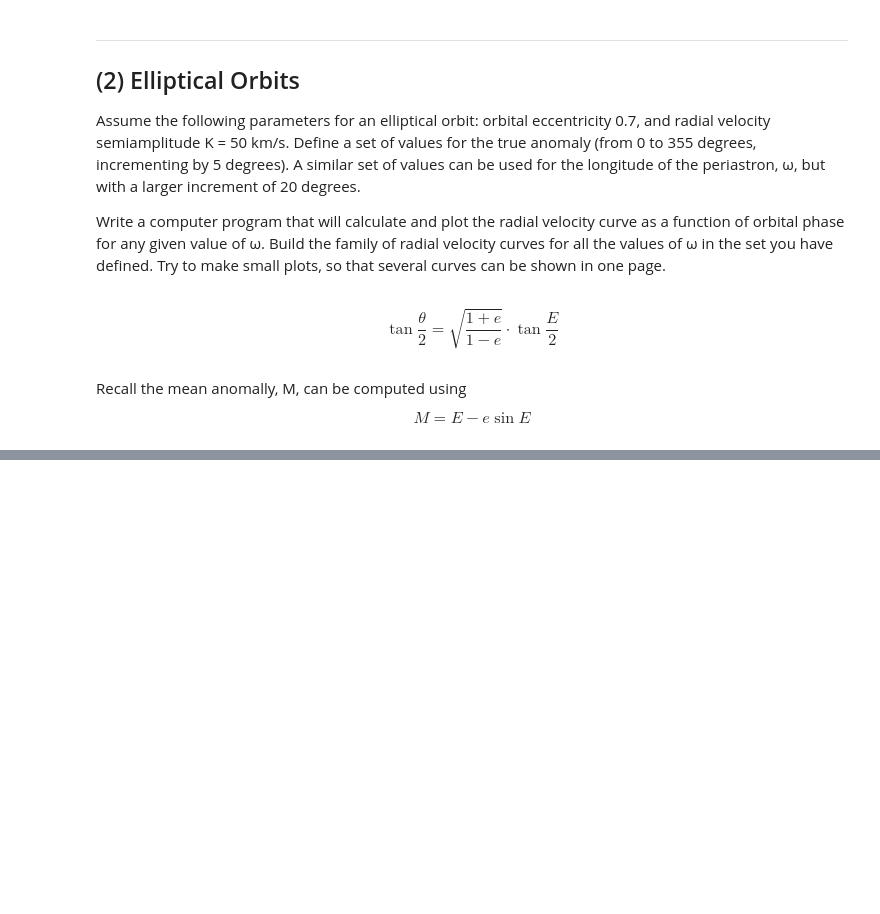
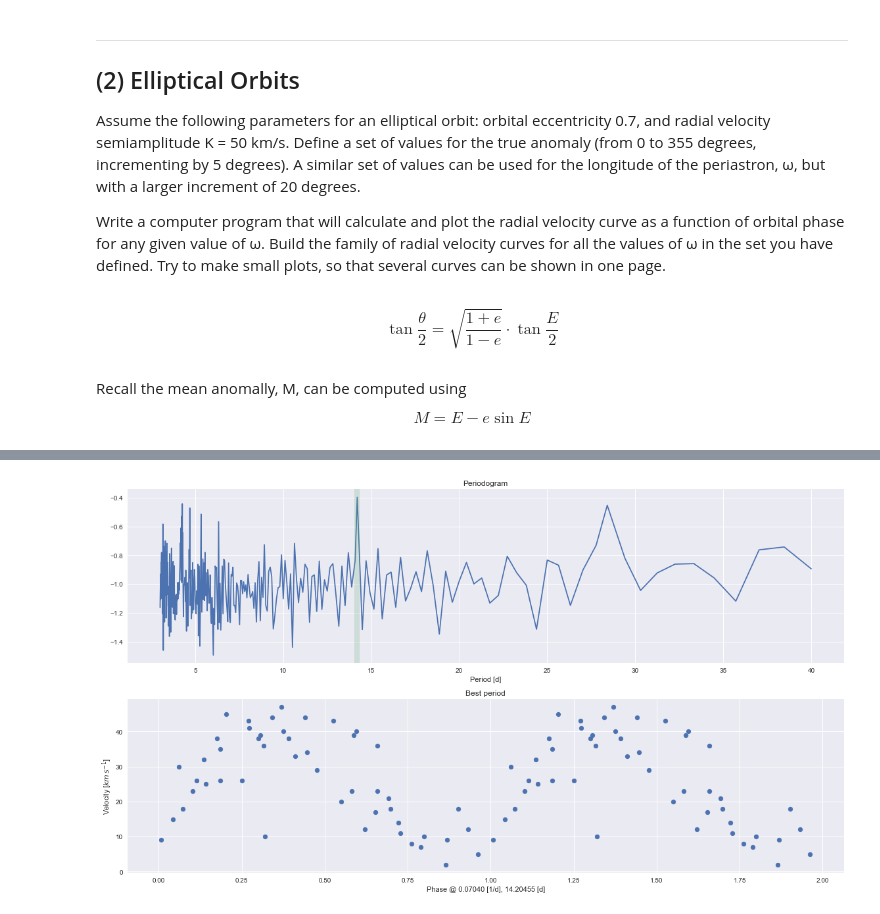
Before and after one commit to kaimibk/School, a Jupyter notebook: ASTR_423/A3/A3.ipynb, the cells around one changed output, grey strips where cells are left out. Drawn from its saved outputs; the diff is of its cells as text; code cells hidden in the pictures; blank space fills up the shorter version.

```diff
--- a/ASTR_423/A3/A3.ipynb
+++ b/ASTR_423/A3/A3.ipynb
@@ -232,0 +272,35 @@ http://star-www.st-and.ac.uk/~kdh1/esp/esp02c.pdf
+# %%
+import P4J
+vel = df.v.values
+hjd = df.HJD.values
+err = np.ones(len(vel))
+
+my_per = P4J.periodogram(method='LKSL')
+
+my_per.set_data(hjd, vel, err)
+my_per.frequency_grid_evaluation(fmin=1./40., fmax=1./3., fresolution=1e-3)
+my_per.finetune_best_frequencies(fresolution=1e-4, n_local_optima=10)
+freq, per = my_per.get_periodogram()
+fbest, pbest = my_per.get_best_frequencies()
+
+fig, axarr = plt.subplots(2, figsize=(16,9))
+
+axarr[0].plot(1./freq, per)
+ymin, ymax = axarr[0].get_ylim()
+axarr[0].plot([1./fbest[0], 1./fbest[0]], [ymin, ymax], linewidth=8, alpha=0.2)
+axarr[0].set_ylim([ymin, ymax])
+axarr[0].set_xlabel('Period [d]')
+axarr[0].set_title('Periodogram')
+
+phase = np.mod(hjd, 1.0/fbest[0])*fbest[0]
+idx = np.argsort(phase)
+axarr[1].scatter(np.concatenate([np.sort(phase), np.sort(phase)+1.0]),
+            np.concatenate([vel[idx], vel[idx]]))
+axarr[1].set_title('Best period')
+axarr[1].set_xlabel('Phase @ %0.5f [1/d], %0.5f [d]' %(fbest[0], 1.0/fbest[0]))
+axarr[1].set_ylabel(r'Velocity [$km\,s^{-1}$]')
+plt.tight_layout()
+
+plt.savefig("LKSL.png", dpi=300, bbox_inches='tight')
+# %% [output]
+[figure, added]
```
Also changed, not shown: parts of 15 cells of this notebook.
